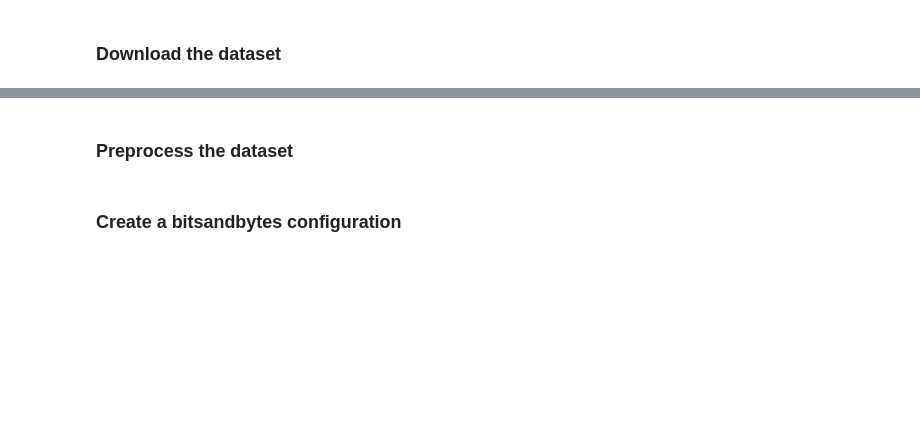
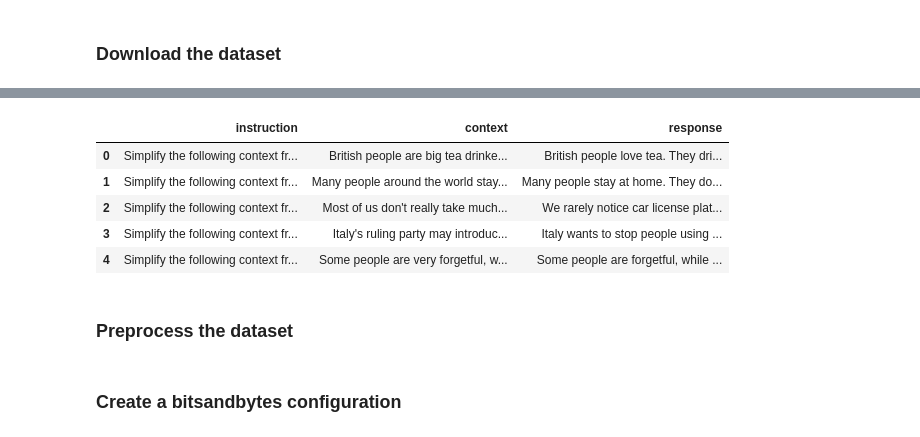
Before and after one commit to egehanyorulmaz/keep-it-simple-ai, a Jupyter notebook: text_simplification/llama-2-qlora/KiSAI_Finetune_LLamA_2.ipynb, the cells around one changed output, grey strips where cells are left out. Saved outputs shown, nothing was run; the diff lists cells and outputs as text; code cells hidden in the pictures; blank space fills up the shorter version.

```diff
--- a/text_simplification/llama-2-qlora/KiSAI_Finetune_LLamA_2.ipynb
+++ b/text_simplification/llama-2-qlora/KiSAI_Finetune_LLamA_2.ipynb
@@ -95,4 +97,13 @@ Number of prompts: 2400
 Column names are: ['instruction', 'context', 'response']
+# %%
+data.head()
+# %% [output]
+|  | instruction | context | response |
+| 0 | Simplify the following context fr... | British people are big tea drinke... | British people love tea. They dri... |
+| 1 | Simplify the following context fr... | Many people around the world stay... | Many people stay at home. They do... |
+| 2 | Simplify the following context fr... | Most of us don't really take much... | We rarely notice car license plat... |
+| 3 | Simplify the following context fr... | Italy's ruling party may introduc... | Italy wants to stop people using ... |
+| 4 | Simplify the following context fr... | Some people are very forgetful, w... | Some people are forgetful, while ... |
 # %% [markdown]
 ### Preprocess the dataset
 # %%
```
Also changed, not shown: parts of 75 cells of this notebook.
